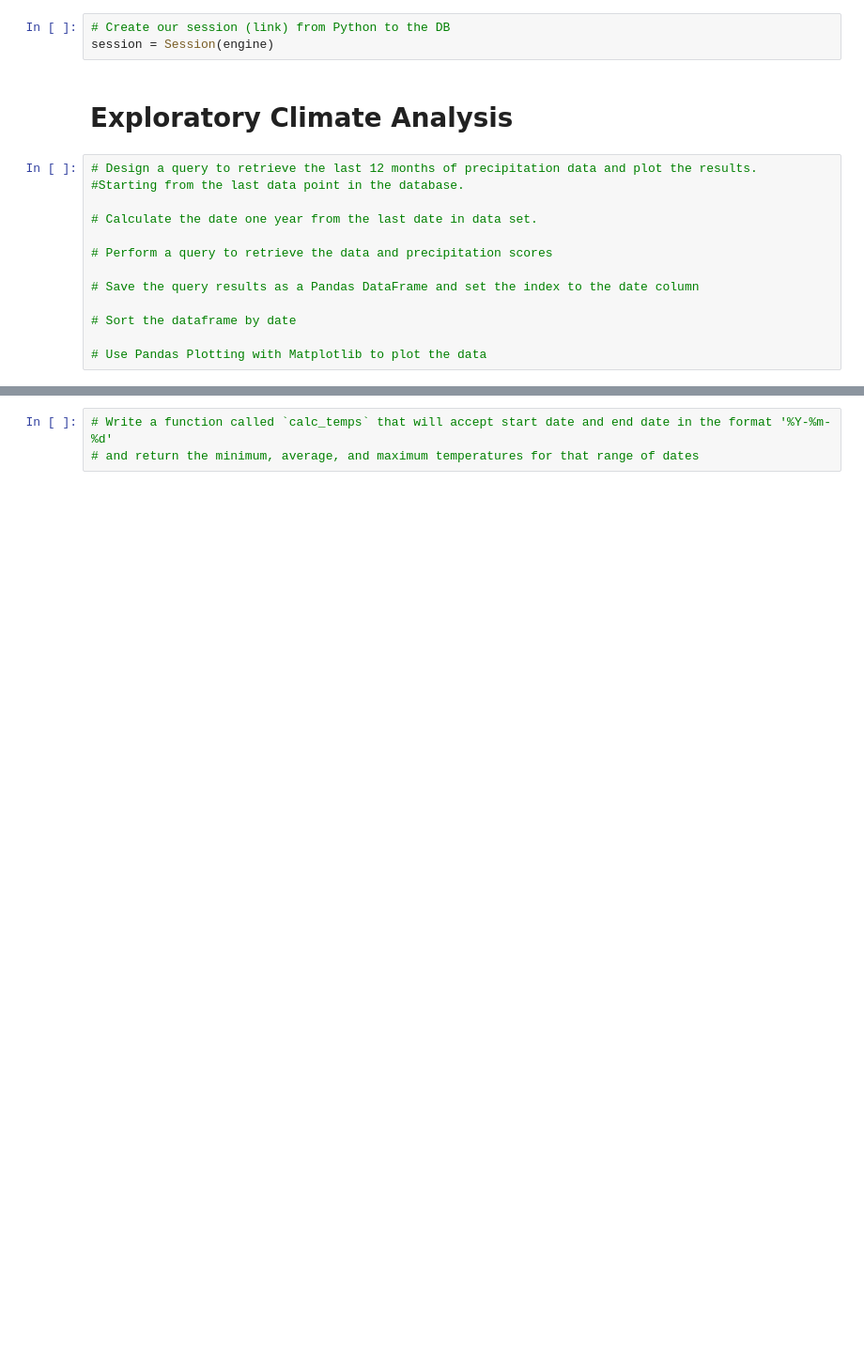
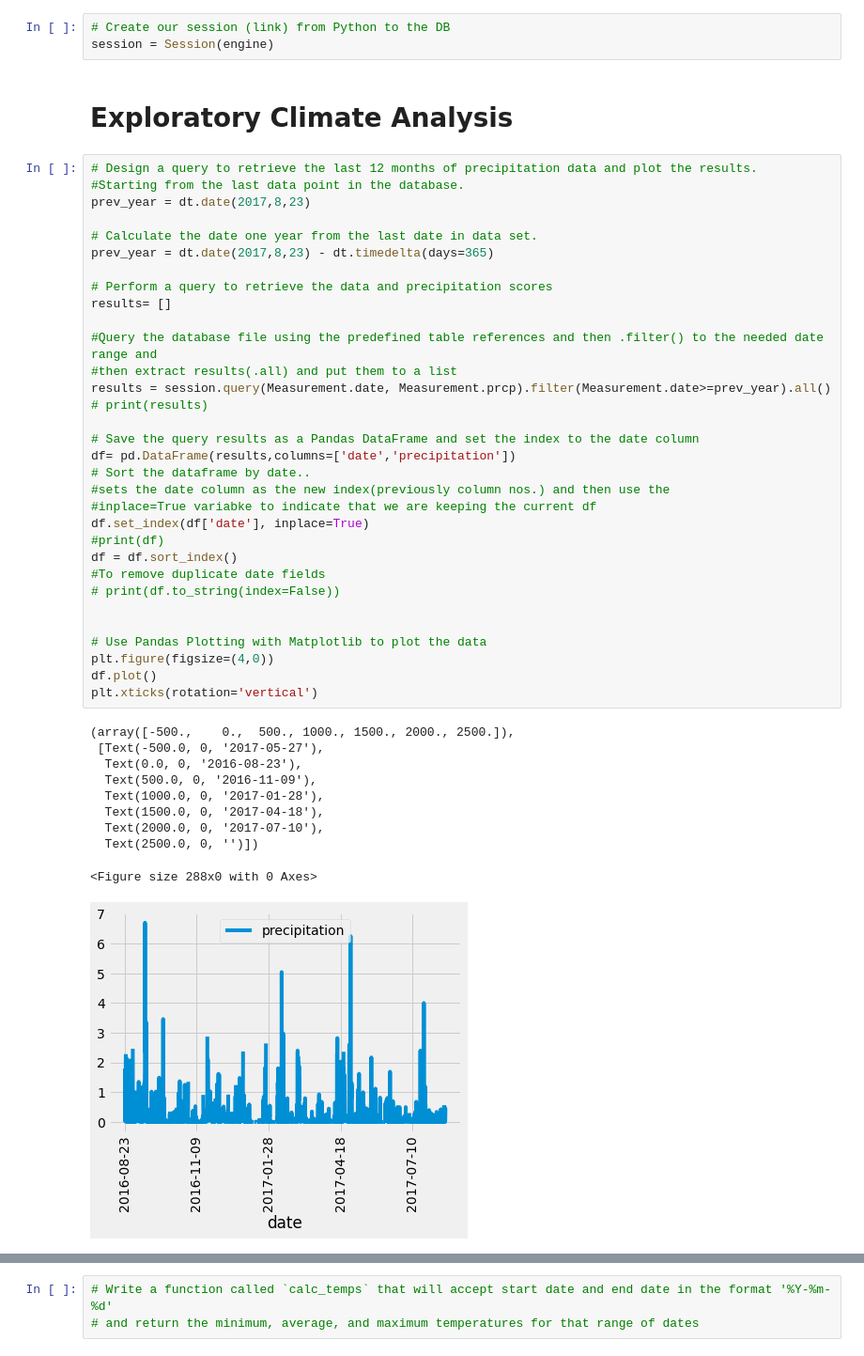
Before and after one commit to Jusharry/surfs_up, a Jupyter notebook: climate_analysis.ipynb, the cells around one changed output, grey strips where cells are left out. Shown at 94% size. Saved outputs shown, nothing was run; the diff lists cells and outputs as text; blank space fills up the shorter version.

```diff
--- a/climate_analysis.ipynb
+++ b/climate_analysis.ipynb
@@ -40,15 +43,45 @@ session = Session(engine)
 # %%
 # Design a query to retrieve the last 12 months of precipitation data and plot the results.
 #Starting from the last data point in the database.
+prev_year = dt.date(2017,8,23)
 
 # Calculate the date one year from the last date in data set.
+prev_year = dt.date(2017,8,23) - dt.timedelta(days=365)
 
 # Perform a query to retrieve the data and precipitation scores
+results= []
+
+#Query the database file using the predefined table references and then .filter() to the needed date range and
+#then extract results(.all) and put them to a list
+results = session.query(Measurement.date, Measurement.prcp).filter(Measurement.date>=prev_year).all()
+# print(results)
 
 # Save the query results as a Pandas DataFrame and set the index to the date column
+df= pd.DataFrame(results,columns=['date','precipitation'])
+# Sort the dataframe by date..
+#sets the date column as the new index(previously column nos.) and then use the
+#inplace=True variabke to indicate that we are keeping the current df
+df.set_index(df['date'], inplace=True)
+#print(df)
+df = df.sort_index()
+#To remove duplicate date fields
+# print(df.to_string(index=False))
 
-# Sort the dataframe by date
 
 # Use Pandas Plotting with Matplotlib to plot the data
+plt.figure(figsize=(4,0))
+df.plot()
+plt.xticks(rotation='vertical')
+# %% [output]
+(array([-500.,    0.,  500., 1000., 1500., 2000., 2500.]),
+ [Text(-500.0, 0, '2017-05-27'),
+  Text(0.0, 0, '2016-08-23'),
+  Text(500.0, 0, '2016-11-09'),
+  Text(1000.0, 0, '2017-01-28'),
+  Text(1500.0, 0, '2017-04-18'),
+  Text(2000.0, 0, '2017-07-10'),
+  Text(2500.0, 0, '')])
+<Figure size 288x0 with 0 Axes>
+[figure, added]
 # %%
 # Use Pandas to calcualte the summary statistics for the precipitation data
```
Also changed, not shown: parts of 8 cells of this notebook, 1 other file.
